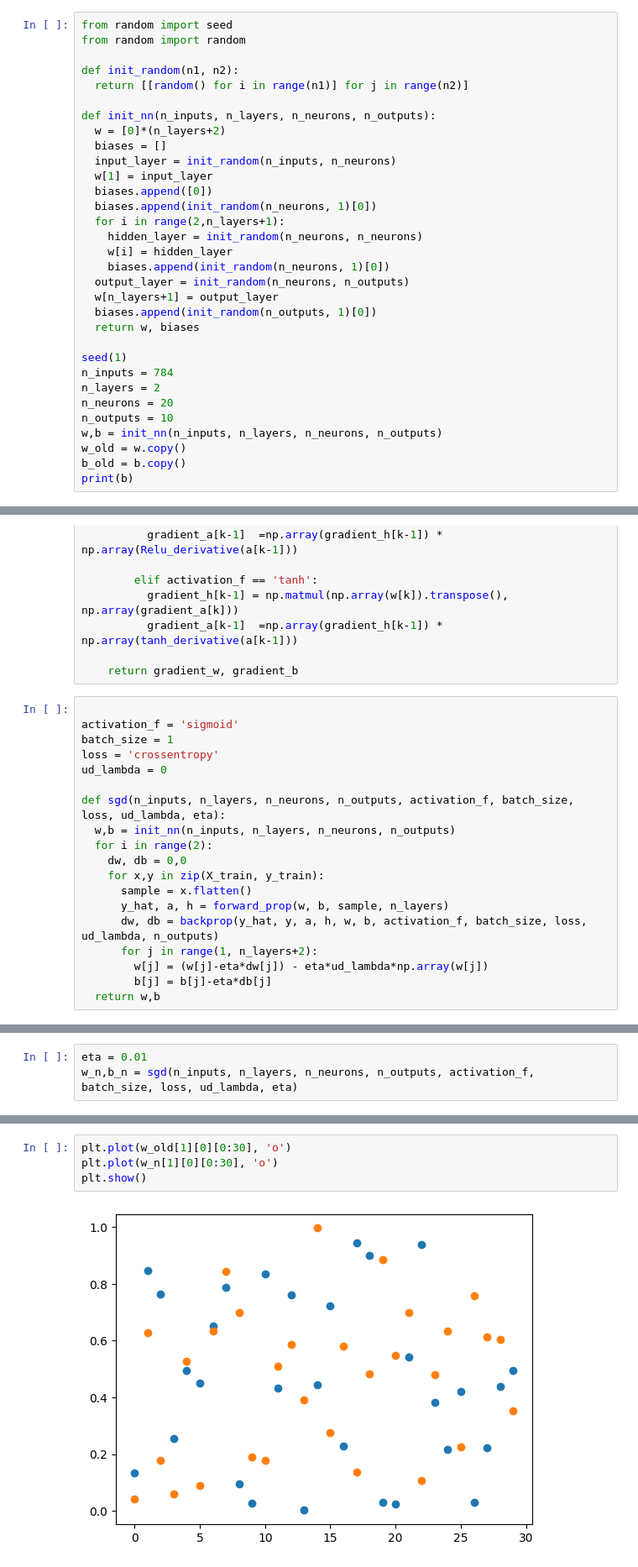
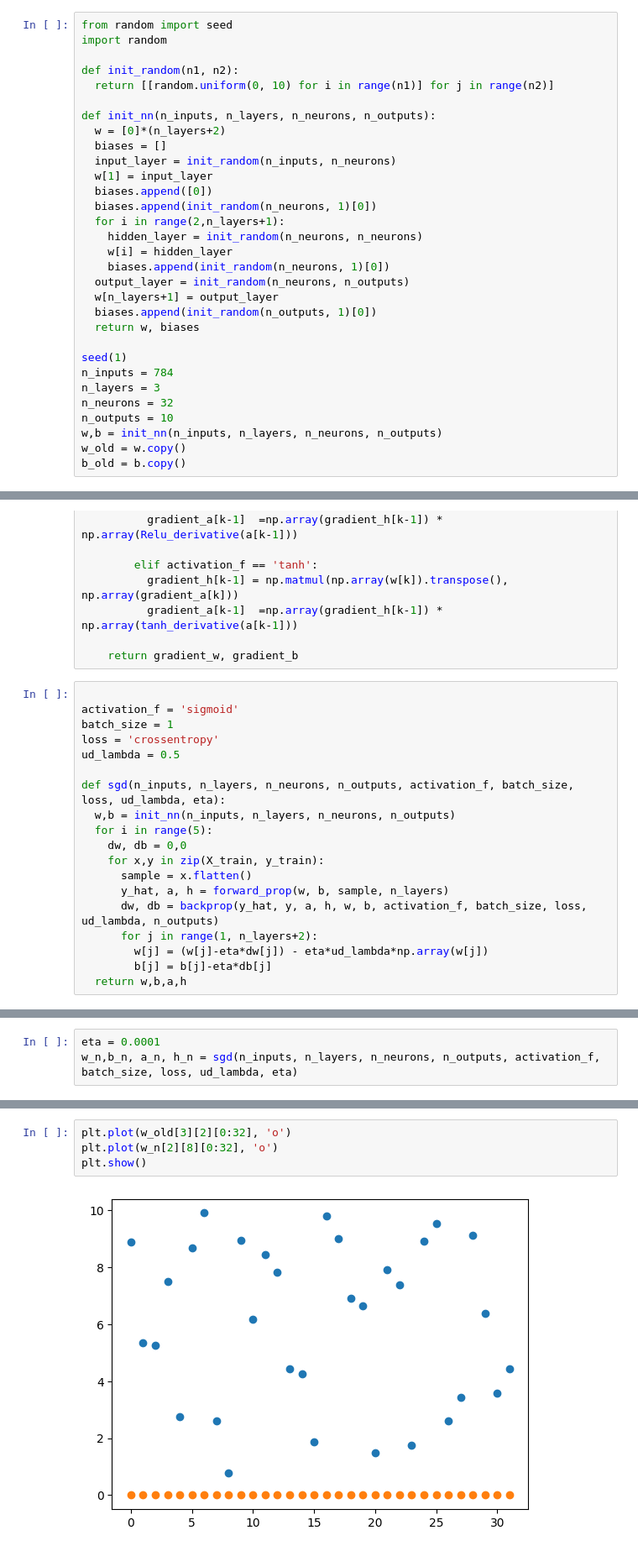
Before and after one commit to CS23M005/DL_A1, a Jupyter notebook: FFNN.ipynb, the cells around one changed output, grey strips where cells are left out. Shown at 84% size. Cells and saved outputs as stored; diff of their text form.

```diff
--- a/FFNN.ipynb
+++ b/FFNN.ipynb
@@ -35,10 +36,10 @@ plt.show()
 [figure]
 # %%
 from random import seed
-from random import random
+import random
 
 def init_random(n1, n2):
-  return [[random() for i in range(n1)] for j in range(n2)]
+  return [[random.uniform(0, 10) for i in range(n1)] for j in range(n2)]
 
 def init_nn(n_inputs, n_layers, n_neurons, n_outputs):
   w = [0]*(n_layers+2)
@@ -58,10 +59,9 @@ def init_nn(n_inputs, n_layers, n_neurons, n_outputs):
 
 seed(1)
 n_inputs = 784
-n_layers = 2
-n_neurons = 20
+n_layers = 3
+n_neurons = 32
 n_outputs = 10
 w,b = init_nn(n_inputs, n_layers, n_neurons, n_outputs)
 w_old = w.copy()
 b_old = b.copy()
-print(b)
@@ -174,11 +172,11 @@ def backprop(y_hat, y_actual, a, h, w, b, activation_f, batch_size, loss, ud_lam
 activation_f = 'sigmoid'
 batch_size = 1
 loss = 'crossentropy'
-ud_lambda = 0
+ud_lambda = 0.5
 
 def sgd(n_inputs, n_layers, n_neurons, n_outputs, activation_f, batch_size, loss, ud_lambda, eta):
   w,b = init_nn(n_inputs, n_layers, n_neurons, n_outputs)
-  for i in range(2):
+  for i in range(5):
     dw, db = 0,0
     for x,y in zip(X_train, y_train):
       sample = x.flatten()
@@ -187,4 +185,4 @@ def sgd(n_inputs, n_layers, n_neurons, n_outputs, activation_f, batch_size, loss
       for j in range(1, n_layers+2):
         w[j] = (w[j]-eta*dw[j]) - eta*ud_lambda*np.array(w[j])
         b[j] = b[j]-eta*db[j]
-  return w,b
+  return w,b,a,h
@@ -190,0 +193,3 @@ def sgd(n_inputs, n_layers, n_neurons, n_outputs, activation_f, batch_size, loss
+# %%
+eta = 0.0001
+w_n,b_n, a_n, h_n = sgd(n_inputs, n_layers, n_neurons, n_outputs, activation_f, batch_size, loss, ud_lambda, eta)
@@ -195,3 +201,0 @@ def sgd(n_inputs, n_layers, n_neurons, n_outputs, activation_f, batch_size, loss
-# %%
-eta = 0.01
-w_n,b_n = sgd(n_inputs, n_layers, n_neurons, n_outputs, activation_f, batch_size, loss, ud_lambda, eta)
@@ -198,9 +231,9 @@ w_n,b_n = sgd(n_inputs, n_layers, n_neurons, n_outputs, activation_f, batch_size
 # %%
-plt.plot(w_old[1][0][0:30], 'o')
-plt.plot(w_n[1][0][0:30], 'o')
+plt.plot(w_old[3][2][0:32], 'o')
+plt.plot(w_n[2][8][0:32], 'o')
 plt.show()
 # %% [output]
-[figure, old version]
+[figure, new version]
 # %%
 plt.plot(b_old[1], 'o')
 plt.plot(b_n[1], 'o')
```
Also changed, not shown: parts of 12 cells of this notebook.
